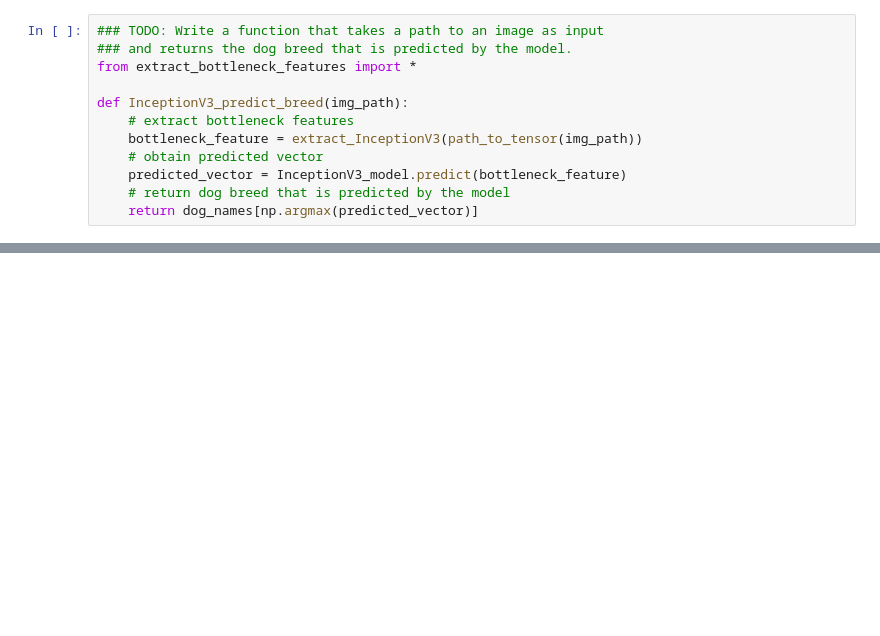
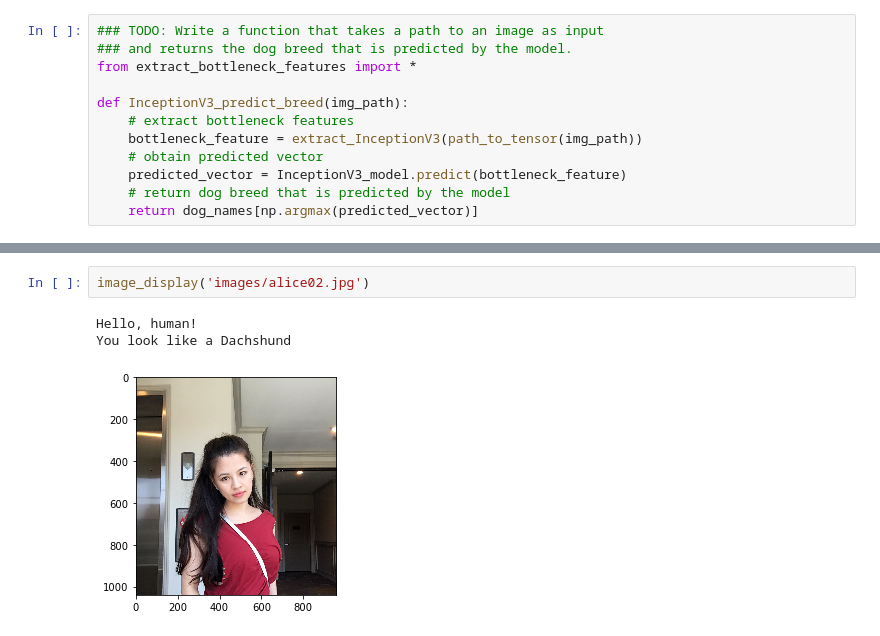
Before and after one commit to Charlio/dog-project, a Jupyter notebook: dog_app.ipynb, the cells around one changed output, grey strips where cells are left out. Cells and saved outputs as stored; diff of their text form; blank space fills up the shorter version.

```diff
--- a/dog_app.ipynb
+++ b/dog_app.ipynb
@@ -732,0 +762,6 @@ __Answer:__
+# %%
+image_display('images/alice02.jpg')
+# %% [output]
+Hello, human!
+You look like a Dachshund
+[figure, added]
```
Also changed, not shown: parts of 26 cells of this notebook, 10 other files.
